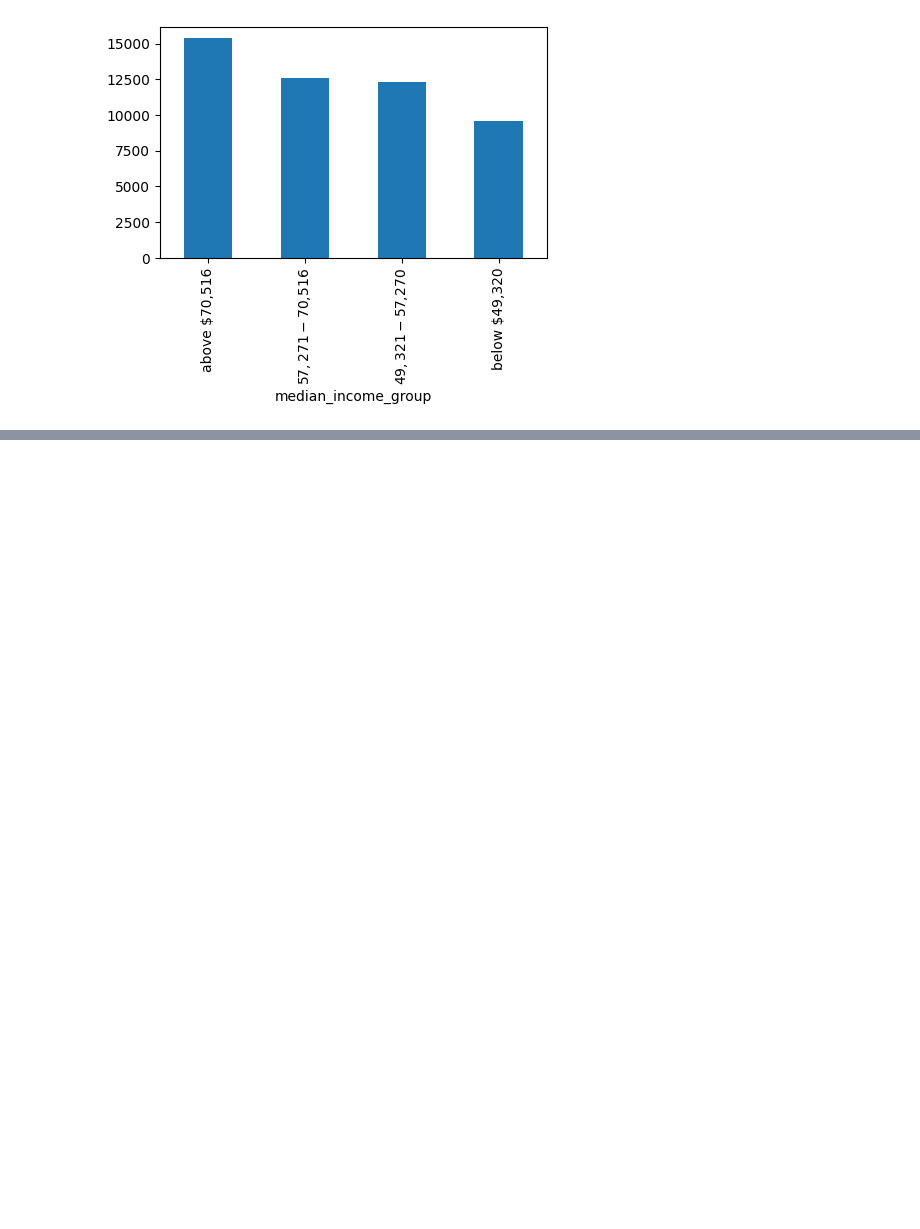
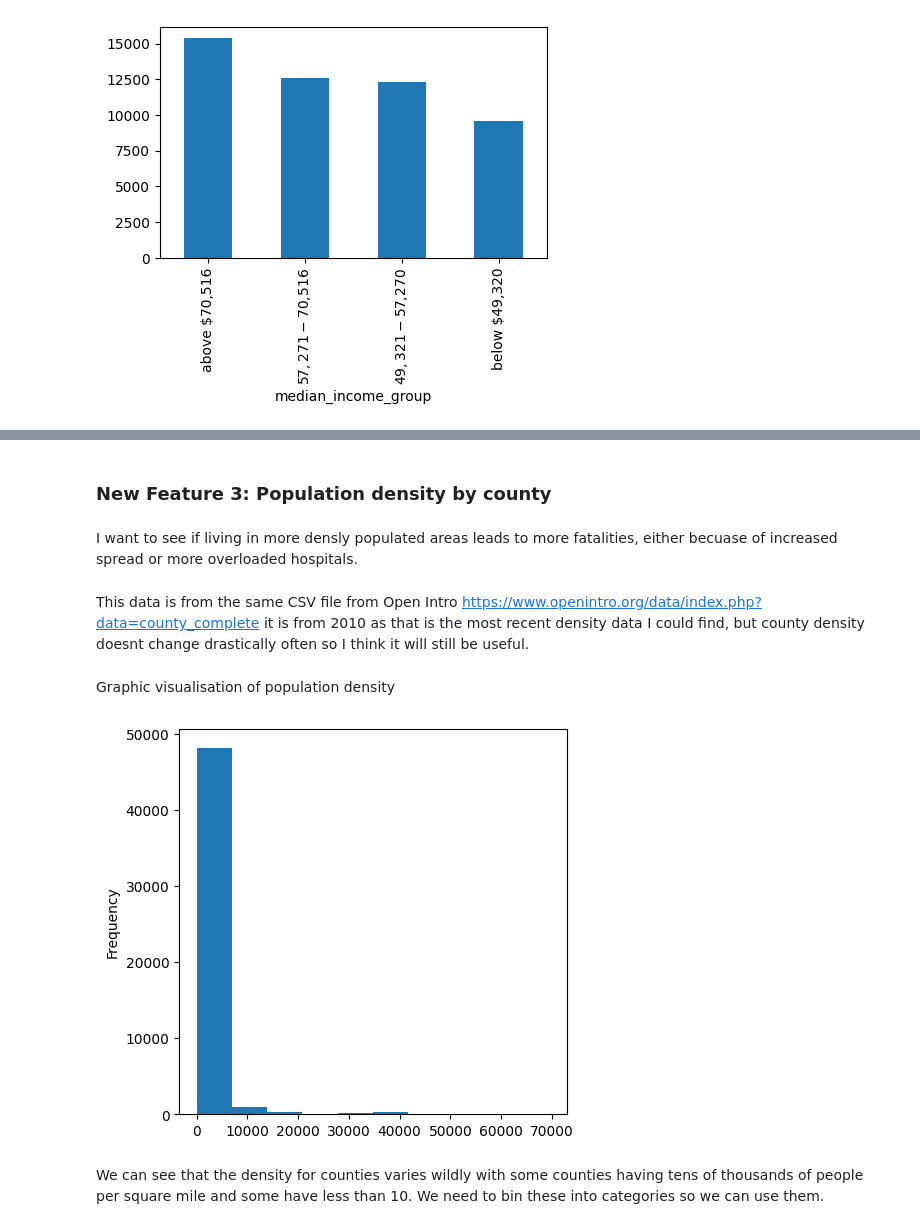
Before and after one commit to Southwick-Adam/CovidDataAnalysis, a Jupyter notebook: 2023-Homework1-Notebook.ipynb, the cells around one changed output, grey strips where cells are left out. Cells and saved outputs as stored; diff of their text form; code cells hidden in the pictures; blank space fills up the shorter version.

```diff
--- a/2023-Homework1-Notebook.ipynb
+++ b/2023-Homework1-Notebook.ipynb
@@ -1312,6 +1380,6 @@ I want to compare this to both hospitalization and death
 # %%
 #Using code from the module lab
-death = pd.unique(df["median_income_group"].ravel())
+death = pd.unique(df["median_income_group"])
 
 # add new column and set values to zero
 df['percent'] = 0
@@ -1353,0 +1424,28 @@ $49,321 - $57,270        12333
+# %% [markdown]
+### New Feature 3: Population density by county
+# %% [markdown]
+I want to see if living in more densly populated areas leads to more fatalities, either becuase of increased spread or more overloaded hospitals.
+# %% [markdown]
+This data is from the same CSV file from Open Intro https://www.openintro.org/data/index.php?data=county_complete it is from 2010 as that is the most recent density data I could find, but county density doesnt change drastically often so I think it will still be useful.
+# %%
+#Create new column for density
+df['county_density'] = 0.0
+
+#make a new dictionary
+county_density_mapping = dict(zip(county['fips'], county['density_2010']))
+#Iterate hrough all rows and match their fips code to the density of the fips code in county.csv
+for index, row in df.iterrows():
+    county_fips = row['county_fips_code']
+    # Check if the fips_code is in the dict
+    if county_fips in county_income_mapping:
+        # Set the income value based on the dict
+        df.at[index, 'county_density'] = county_density_mapping[county_fips]
+# %% [markdown]
+Graphic visualisation of population density
+# %%
+df['county_density'].plot(kind='hist', figsize=(5,5))
+plt.show()
+# %% [output]
+[figure, added]
+# %% [markdown]
+We can see that the density for counties varies wildly with some counties having tens of thousands of people per square mile and some have less than 10. We need to bin these into categories so we can use them.
```
Also changed, not shown: parts of 38 cells of this notebook, 2 other files.
